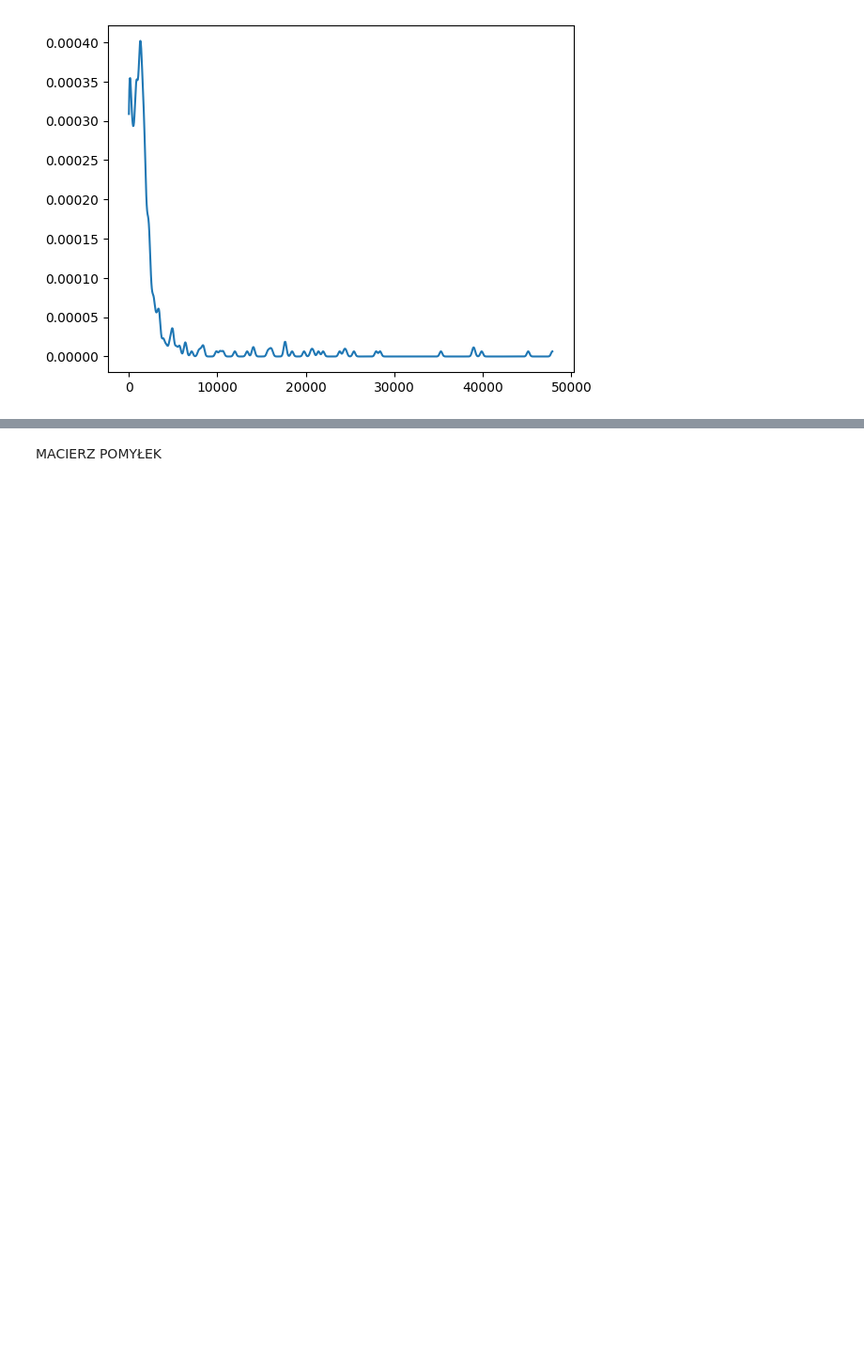
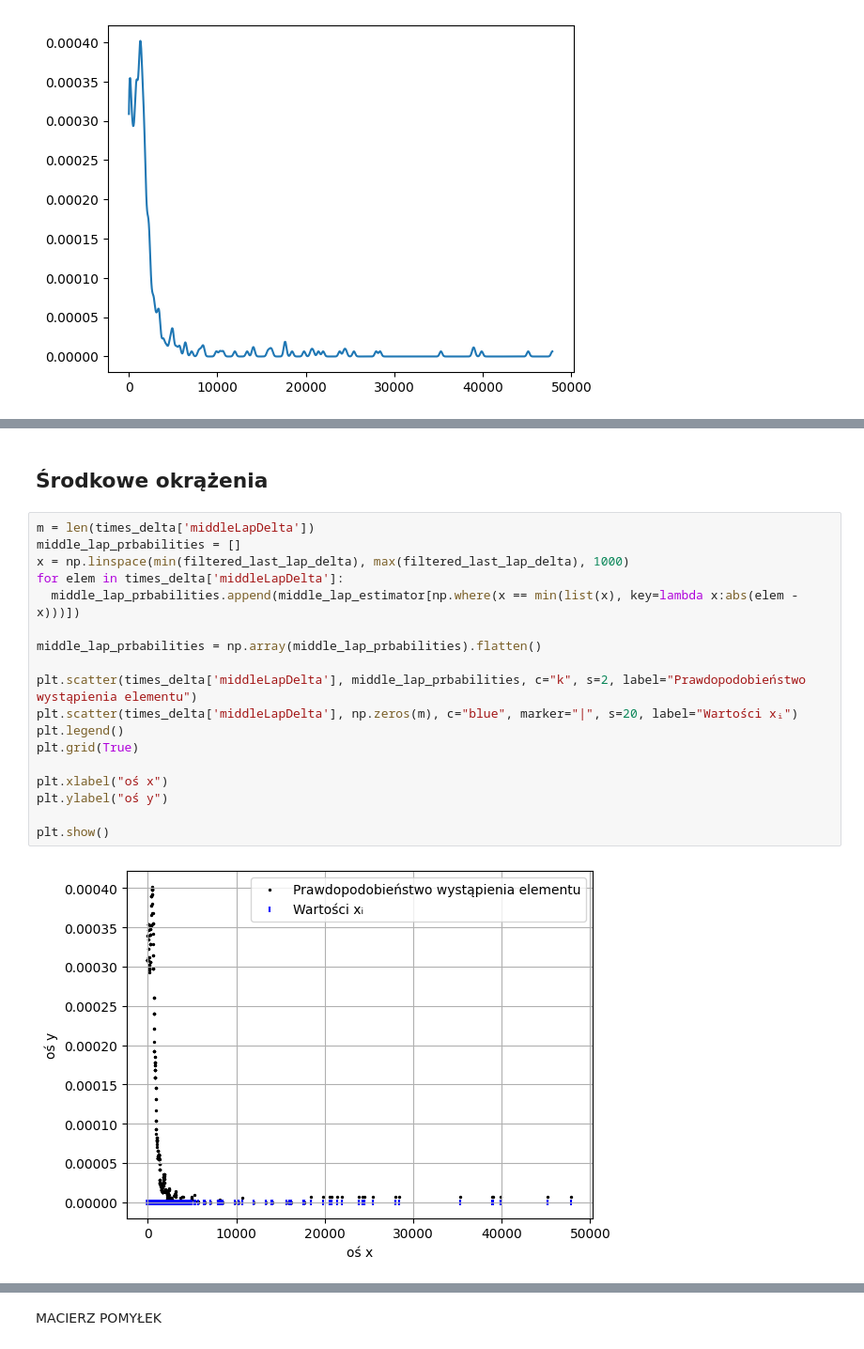
Before and after one commit to MichaelAngeloTheFirst/Formula1-Dataset-Exploration, a Jupyter notebook: f1_times.ipynb, the cells around one changed output, grey strips where cells are left out. Shown at 94% size. Cells and saved outputs as stored; diff of their text form; blank space fills up the shorter version.

```diff
--- a/f1_times.ipynb
+++ b/f1_times.ipynb
@@ -627,0 +654,22 @@ KLASTERYZACJA
+# %% [markdown]
+## Środkowe okrążenia
+# %%
+m = len(times_delta['middleLapDelta'])
+middle_lap_prbabilities = []
+x = np.linspace(min(filtered_last_lap_delta), max(filtered_last_lap_delta), 1000)
+for elem in times_delta['middleLapDelta']:
+  middle_lap_prbabilities.append(middle_lap_estimator[np.where(x == min(list(x), key=lambda x:abs(elem - x)))])
+
+middle_lap_prbabilities = np.array(middle_lap_prbabilities).flatten()
+
+plt.scatter(times_delta['middleLapDelta'], middle_lap_prbabilities, c="k", s=2, label="Prawdopodobieństwo wystąpienia elementu")
+plt.scatter(times_delta['middleLapDelta'], np.zeros(m), c="blue", marker="|", s=20, label="Wartości xᵢ")
+plt.legend()
+plt.grid(True)
+
+plt.xlabel("oś x")
+plt.ylabel("oś y")
+
+plt.show()
+# %% [output]
+[figure, added]
```
Also changed, not shown: parts of 39 cells of this notebook.
